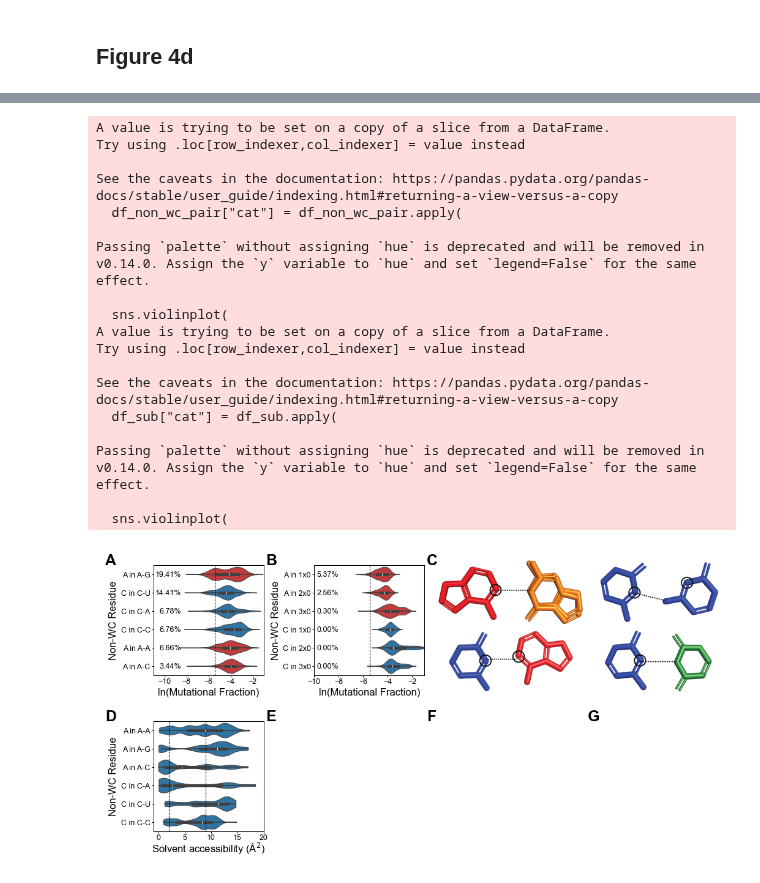
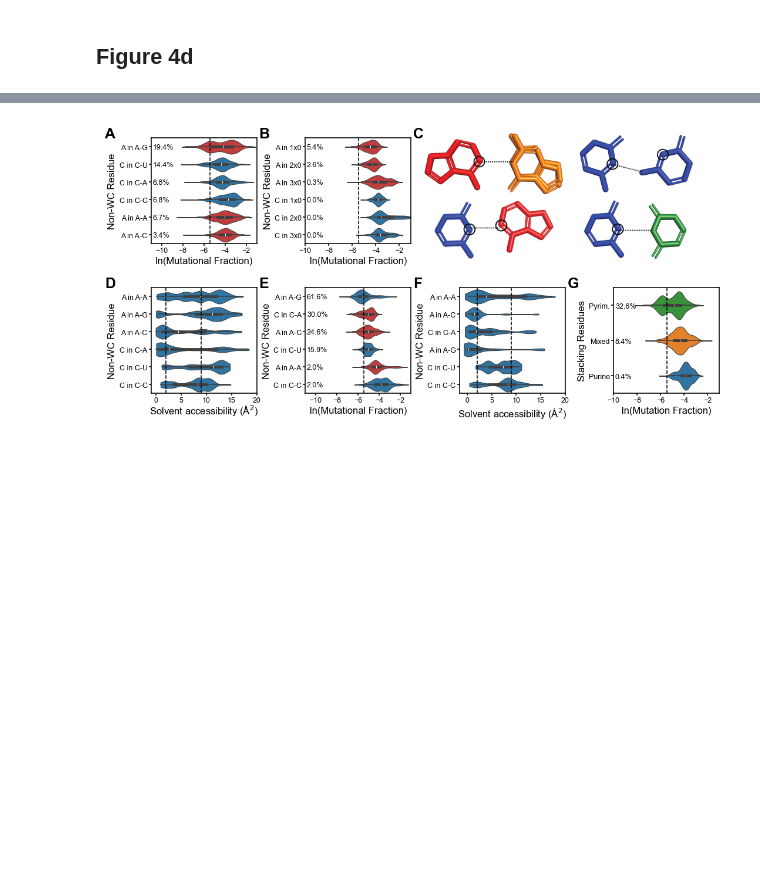
Before and after one commit to YesselmanLabPublications/2025_char_3d_struct_features, a Jupyter notebook: notebooks/figures/figure_4.ipynb, the cells around one changed output, grey strips where cells are left out. Saved outputs shown, nothing was run; the diff lists cells and outputs as text; code cells hidden in the pictures; blank space fills up the shorter version.

```diff
--- a/notebooks/figures/figure_4.ipynb
+++ b/notebooks/figures/figure_4.ipynb
@@ -127,7 +78,6 @@ def plot_non_wc_pair_violin(df, ax):
         "cat",
         gt_lt="less",
         xlim=(-11, -1),
-        text_offset=2.5,
         colors=["tab:red", "tab:blue", "tab:blue", "tab:blue", "tab:red", "tab:red"],
         sorted_by_mean=True,
         ax=ax,
@@ -170,7 +120,6 @@ def plot_non_wc_pair_topology_violin(df, ax):
         colors=["tab:red", "tab:red", "tab:red", "tab:blue", "tab:blue", "tab:blue"],
         gt_lt="less",
         xlim=(-10, -1),
-        text_offset=2.0,
         ax=ax,
     )
     ax.set_ylabel("Non-WC Residue", labelpad=2)
@@ -235,8 +184,8 @@ def plot_non_wc_pair_sasa_violin(df, ax):
         cut=0,
         ax=ax,
     )
-    ax.axvline(2, color="black", linestyle="--", linewidth=0.5)
-    ax.axvline(9, color="black", linestyle="--", linewidth=0.5)
+    ax.axvline(2, color="black", linestyle="--", linewidth=0.75)
+    ax.axvline(9, color="black", linestyle="--", linewidth=0.75)
     publication_style_ax(ax)
     ax.set_xlabel("Solvent accessibility (Å$^2$)", labelpad=0)
     ax.set_ylabel("Non-WC Residue", labelpad=2)
@@ -244,6 +193,6 @@ def plot_non_wc_pair_sasa_violin(df, ax):
 
 
 # Example usage:
-fig, ax = plt.subplots(figsize=(2.0, 1.5), dpi=200)
+fig, ax = plt.subplots(figsize=(1.65, 1.65), dpi=200)
 plot_non_wc_pair_sasa_violin(df_merge, ax)
 # %% [output]
@@ -330,50 +327,41 @@ layout = (2, 4)
 subplot_size = (1.2, 1.2)  # Each subplot is 4" x 3"
 spacing = {
     "hspace": 0.55,  # horizontal spacing in inches
     "wspace": 0.50,  # vertical spacing in inches
     "margins": {"left": 0.50, "right": 0.0, "top": 0.0, "bottom": 0.70},
 }
 
 coords_list = calculate_subplot_coordinates(fig_size, layout, subplot_size, spacing)
 coords_list = merge_neighboring_coords(coords_list, [2, 3])
 
 fig = plt.figure(figsize=fig_size, dpi=150)
 fig.patches = []
 
 ax1 = fig.add_axes(coords_list[0])
 plot_non_wc_pair_violin(df, ax1)
 
 ax2 = fig.add_axes(coords_list[1])
 plot_non_wc_pair_topology_violin(df, ax2)
 
 adjusted_coords = adjust_subplot_size(coords_list[2], 1.20)
 adjusted_coords = shift_subplot_center(adjusted_coords, dx=-0.05, dy=-0.010)
 ax3 = fig.add_axes(adjusted_coords)
 load_and_fit_image_to_subplot("../../figures/figure_4c.png", ax3)
 
 ax4 = fig.add_axes(coords_list[3])
 plot_non_wc_pair_sasa_violin(df_merge, ax4)
 
+ax5 = fig.add_axes(coords_list[4])
+plot_non_wc_pair_1x1_violin(df_merge, ax5)
+
+ax6 = fig.add_axes(coords_list[5])
+plot_non_wc_pair_1x1_sasa_violin(df_merge, ax6)
+
+ax7 = fig.add_axes(coords_list[6])
+plot_cu_stack_type_violin(df, ax7)
+
 add_subplot_labels(fig, coords_list, left_offset=0.075)
 
-fig.savefig("pngs/figure_4.png", dpi=600)
+fig.savefig("../../figures/figure_4.png", dpi=600, bbox_inches="tight")
 # %% [output]
-A value is trying to be set on a copy of a slice from a DataFrame.
-Try using .loc[row_indexer,col_indexer] = value instead
-
-See the caveats in the documentation: https://pandas.pydata.org/pandas-docs/stable/user_guide/indexing.html#returning-a-view-versus-a-copy
-  df_non_wc_pair["cat"] = df_non_wc_pair.apply(
-
-Passing `palette` without assigning `hue` is deprecated and will be removed in v0.14.0. Assign the `y` variable to `hue` and set `legend=False` for the same effect.
-
-  sns.violinplot(
-A value is trying to be set on a copy of a slice from a DataFrame.
-Try using .loc[row_indexer,col_indexer] = value instead
-
-See the caveats in the documentation: https://pandas.pydata.org/pandas-docs/stable/user_guide/indexing.html#returning-a-view-versus-a-copy
-  df_sub["cat"] = df_sub.apply(
-
-Passing `palette` without assigning `hue` is deprecated and will be removed in v0.14.0. Assign the `y` variable to `hue` and set `legend=False` for the same effect.
-
-  sns.violinplot(
-[figure, old version]
+[figure, new version]
```
Also changed, not shown: parts of 8 cells of this notebook, 12 other files.
